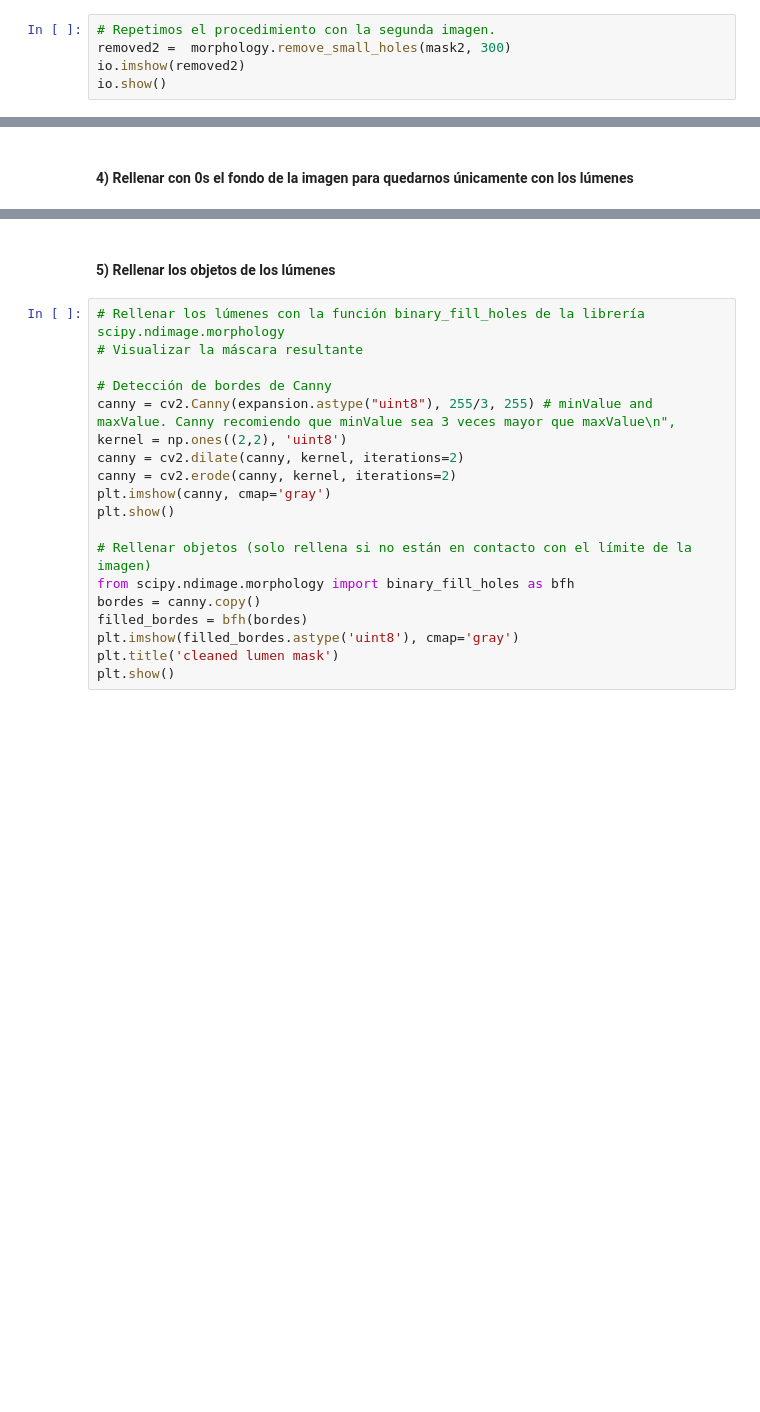
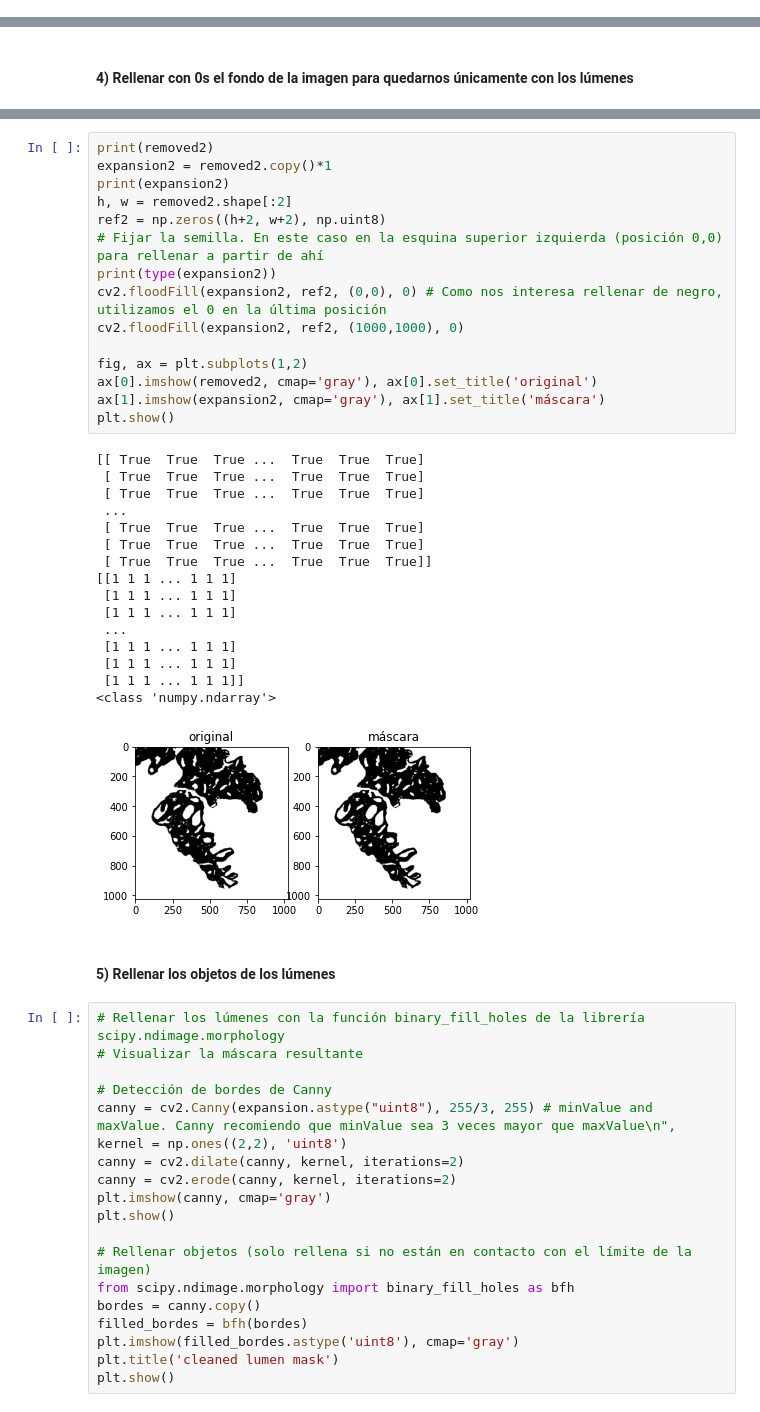
Before and after one commit to mariachurches/AprendizajeSupervisado, a Jupyter notebook: Enunciado_C1_P1/Actividad_C1_P1.ipynb, the cells around one changed output, grey strips where cells are left out. Cells and saved outputs as stored; diff of their text form; blank space fills up the shorter version.

```diff
--- a/Enunciado_C1_P1/Actividad_C1_P1.ipynb
+++ b/Enunciado_C1_P1/Actividad_C1_P1.ipynb
@@ -106,5 +76,0 @@ io.show()
-# %%
-# Repetimos el procedimiento con la segunda imagen.
-removed2 =  morphology.remove_small_holes(mask2, 300)
-io.imshow(removed2)
-io.show()
@@ -133,3 +117,35 @@ plt.show()
+# %%
+print(removed2)
+expansion2 = removed2.copy()*1
+print(expansion2)
+h, w = removed2.shape[:2]
+ref2 = np.zeros((h+2, w+2), np.uint8)
+# Fijar la semilla. En este caso en la esquina superior izquierda (posición 0,0) para rellenar a partir de ahí
+print(type(expansion2))
+cv2.floodFill(expansion2, ref2, (0,0), 0) # Como nos interesa rellenar de negro, utilizamos el 0 en la última posición
+cv2.floodFill(expansion2, ref2, (1000,1000), 0)
+
+fig, ax = plt.subplots(1,2)
+ax[0].imshow(removed2, cmap='gray'), ax[0].set_title('original')
+ax[1].imshow(expansion2, cmap='gray'), ax[1].set_title('máscara')
+plt.show()
+# %% [output]
+[[ True  True  True ...  True  True  True]
+ [ True  True  True ...  True  True  True]
+ [ True  True  True ...  True  True  True]
+ ...
+ [ True  True  True ...  True  True  True]
+ [ True  True  True ...  True  True  True]
+ [ True  True  True ...  True  True  True]]
+[[1 1 1 ... 1 1 1]
+ [1 1 1 ... 1 1 1]
+ [1 1 1 ... 1 1 1]
+ ...
+ [1 1 1 ... 1 1 1]
+ [1 1 1 ... 1 1 1]
+ [1 1 1 ... 1 1 1]]
+<class 'numpy.ndarray'>
+[figure, added]
 # %% [markdown]
 #### 5) Rellenar los objetos de los lúmenes
 # %%
```
Also changed, not shown: parts of 7 cells of this notebook.
